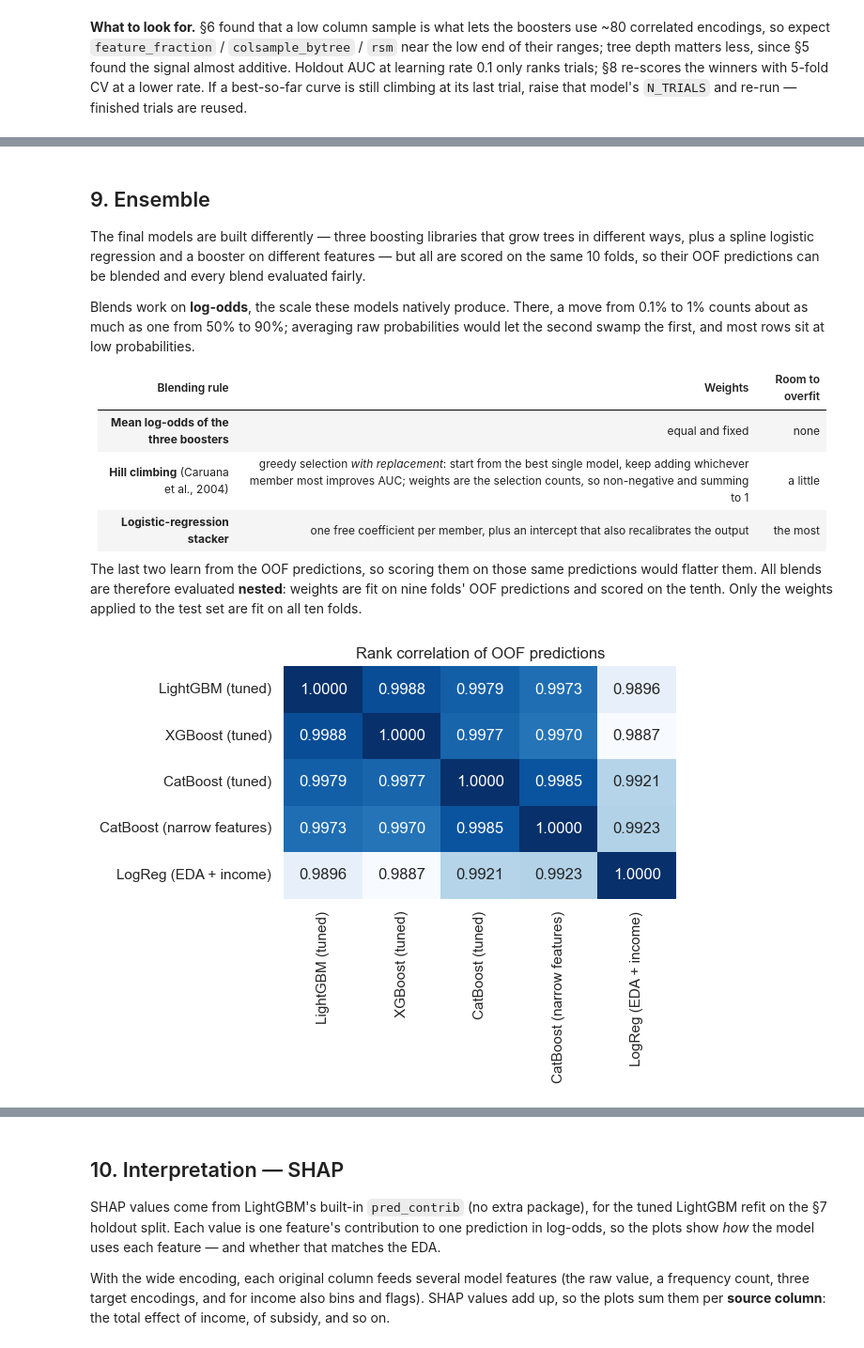
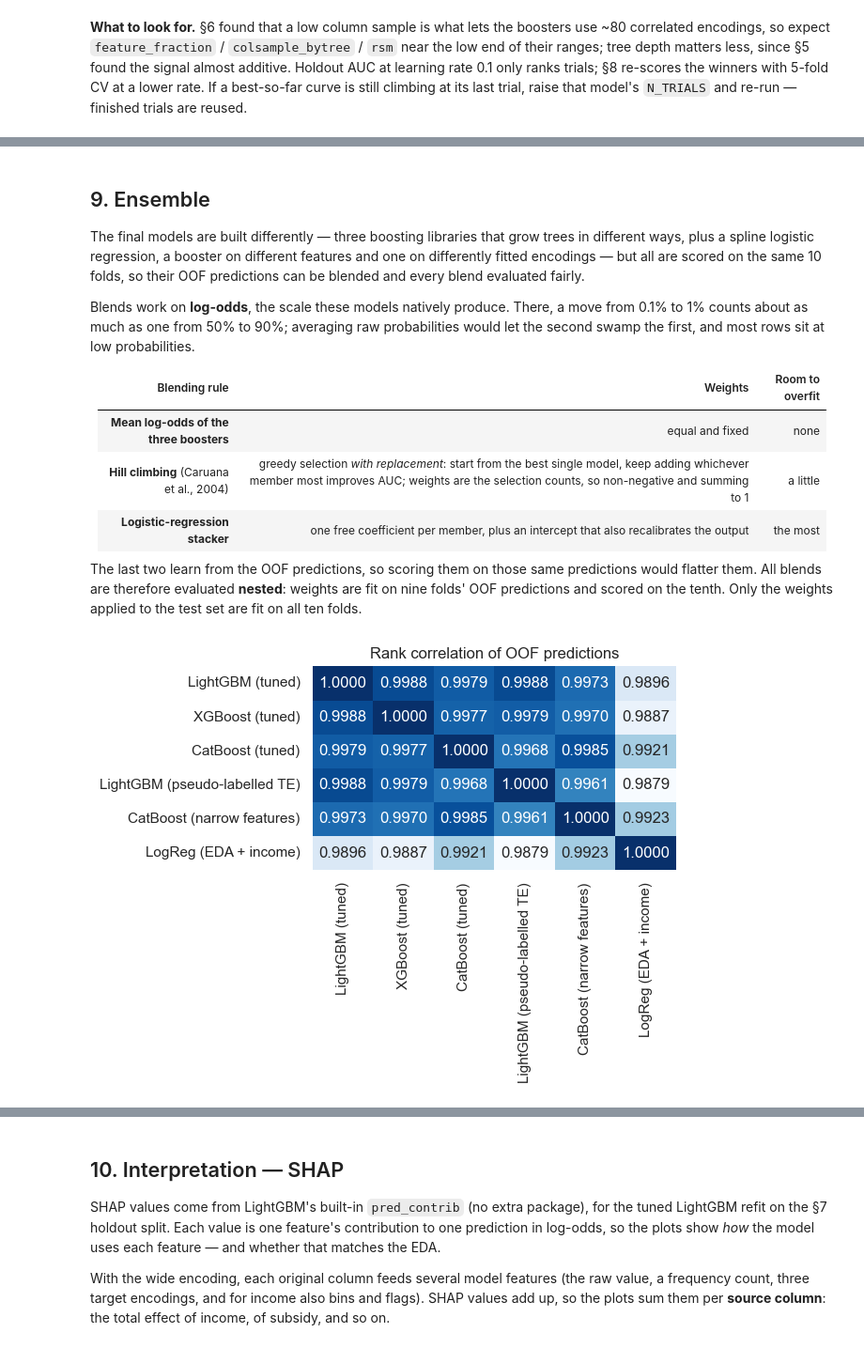
Before and after one commit to kphotchara/Predicting-Electric-Vehicle-Purchases, a Jupyter notebook: model.ipynb, the cells around one changed output, grey strips where cells are left out. Shown at 94% size. Cells and saved outputs as stored; diff of their text form; code cells hidden in the pictures.

```diff
--- a/model.ipynb
+++ b/model.ipynb
@@ -1149,6 +1206,7 @@ fe_runs = [
         "LightGBM + income count + TE + multi-scale bins (wide params)",
         "LightGBM + wide encoding",
         "LightGBM + wide encoding (wide params)",
+        "LightGBM + pseudo-labelled TE",
     ]
     if name in results
 ]
@@ -1577,7 +1673,8 @@ added on top of §6's 10-fold LightGBM.
 ## 9. Ensemble
 
 The final models are built differently — three boosting libraries that grow trees in different ways,
-plus a spline logistic regression and a booster on different features — but all are scored on the same 10 folds, so their OOF predictions can be
+plus a spline logistic regression, a booster on different features and one on differently fitted encodings
+— but all are scored on the same 10 folds, so their OOF predictions can be
 blended and every blend evaluated fairly.
 
 Blends work on **log-odds**, the scale these models natively produce. There, a move from 0.1% to 1% counts
@@ -1595,18 +1692,22 @@ All blends are therefore evaluated **nested**: weights are fit on nine folds' OO
 the tenth. Only the weights applied to the test set are fit on all ten folds.
 # %%
 BOOSTERS = ["LightGBM (tuned)", "XGBoost (tuned)", "CatBoost (tuned)"]
-ENSEMBLE_MEMBERS = BOOSTERS + ["CatBoost (narrow features)", "LogReg (EDA + income)"]
+ENSEMBLE_MEMBERS = BOOSTERS + [
+    "LightGBM (pseudo-labelled TE)",
+    "CatBoost (narrow features)",
+    "LogReg (EDA + income)",
+]
 
 Z_oof = pd.DataFrame({name: to_logit(results[name]["oof"]) for name in ENSEMBLE_MEMBERS})
 Z_test = pd.DataFrame({name: to_logit(results[name]["test_pred"]) for name in ENSEMBLE_MEMBERS})
 
 fig, ax = plt.subplots(figsize=(6.5, 5))
 sns.heatmap(Z_oof.corr(method="spearman"), annot=True, fmt=".4f", cmap="Blues", cbar=False, ax=ax)
 ax.set_title("Rank correlation of OOF predictions")
 plt.tight_layout()
 plt.show()
 # %% [output]
-[figure, old version]
+[figure, new version]
 # %%
 class MeanLogOdds:
     """Equal-weight mean of the chosen members' log-odds; nothing is learned from the labels."""
```
Also changed, not shown: parts of 31 cells of this notebook.
